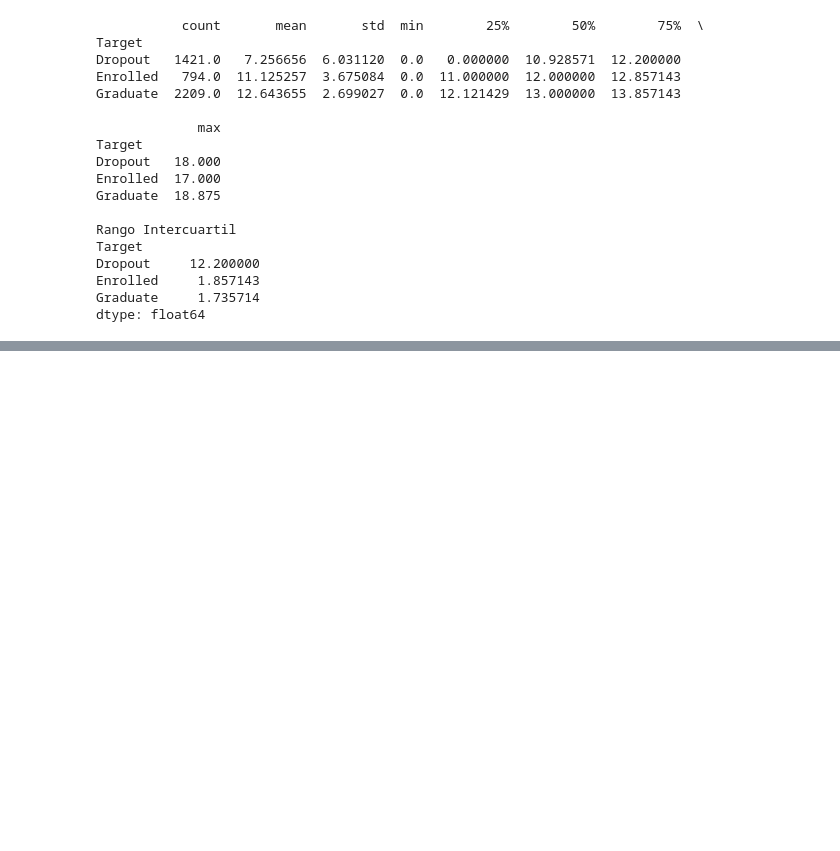
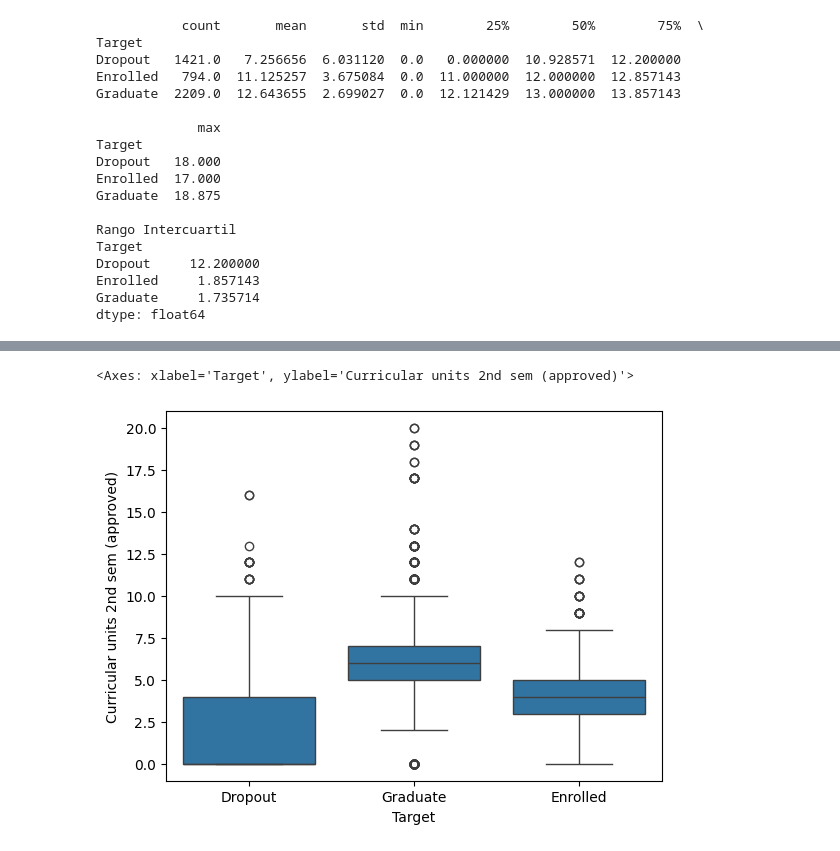
Before and after one commit to SKEIILATT/ProyectoLP_2P, a Jupyter notebook: backend-python/analisis_abandono.ipynb, the cells around one changed output, grey strips where cells are left out. Saved outputs shown, nothing was run; the diff lists cells and outputs as text; code cells hidden in the pictures; blank space fills up the shorter version.

Commit message:
Terminanado Issue: Data: Análisis Dataset Abandono (UCI) #12

```diff
--- a/backend-python/analisis_abandono.ipynb
+++ b/backend-python/analisis_abandono.ipynb
@@ -132,0 +170,5 @@ Los resultados evidencian diferencias significativas en el rendimiento académic
+# %%
+sns.boxplot(data=df, x="Target", y="Curricular units 2nd sem (approved)")
+# %% [output]
+<Axes: xlabel='Target', ylabel='Curricular units 2nd sem (approved)'>
+[figure, added]
```
Also changed, not shown: parts of 29 cells of this notebook, 1 other file.
